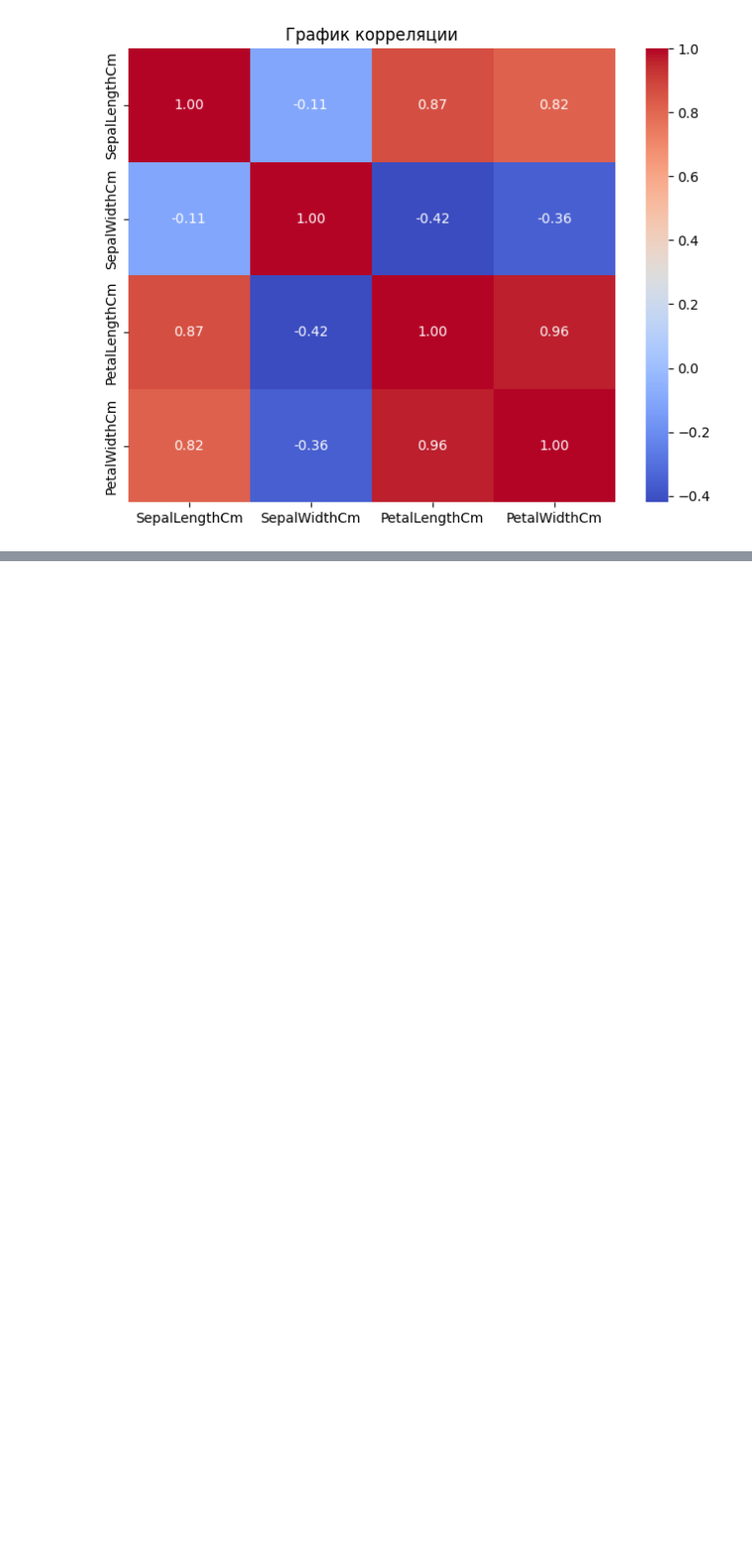
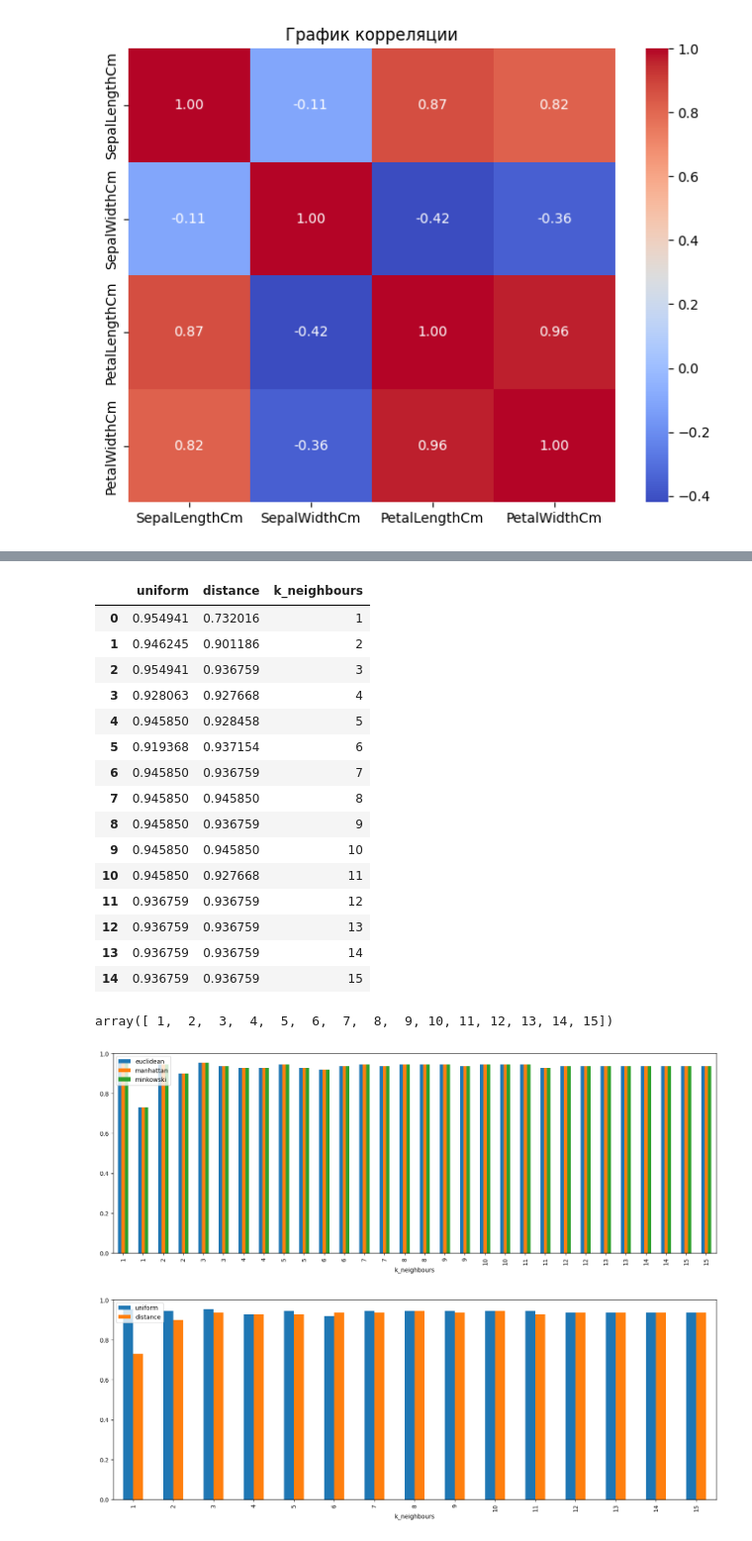
Before and after one commit to Xivalor/ml-course-homeworks, a Jupyter notebook: hw03_KNN/KNN.ipynb, the cells around one changed output, grey strips where cells are left out. Shown at 99% size. Saved outputs shown, nothing was run; the diff lists cells and outputs as text; code cells hidden in the pictures; blank space fills up the shorter version.

```diff
--- a/hw03_KNN/KNN.ipynb
+++ b/hw03_KNN/KNN.ipynb
@@ -252,0 +292,35 @@ KeyboardInterrupt:
+# %%
+df_metrics = df_scores
+df_metrics.columns = metrics
+df_weights = pd.DataFrame(columns=weights)
+for i in range(0, (k - 1) * 2, 2):
+    sub_df = df_scores.iloc[i:i + 2, :3]
+    df_transposed = sub_df.T
+    df_transposed.columns = weights
+    df_weights = pd.concat([df_weights, df_transposed], axis=0, ignore_index=True)
+df_k_neighbours = pd.DataFrame(columns=weights)
+for i in range(0, (k - 1) * 3, 3):
+    sub_df = df_weights.iloc[i:i + 3, :2]
+    mean0 = np.mean(sub_df['uniform'])
+    mean1 = np.mean(sub_df['distance'])
+    df_k_neighbours.loc[len(df_k_neighbours)] = [mean0, mean1]
+df_k_neighbours.columns = weights
+# %%
+k_list = np.array([i for i in range(1, k)])
+
+k_list_metrics = np.repeat(k_list, 2)
+k_list_weights = np.tile(weights, k - 1)
+df_metrics['k_neighbours'] = k_list_metrics
+df_metrics['weights'] = k_list_weights
+df_k_neighbours['k_neighbours'] = k_list
+
+display(df_metrics)
+display(df_weights)
+display(df_k_neighbours)
+display(k_list)
+
+df_metrics.plot(x='k_neighbours', y=metrics, kind='bar', figsize=(18,6))
+plt.show()
+df_k_neighbours.plot(x='k_neighbours', y=weights, kind='bar', figsize=(18,6))
+plt.show()
+# %% [output]
@@ -252,0 +361,19 @@ KeyboardInterrupt:
+|  | uniform | distance | k_neighbours |
+| 0 | 0.954941 | 0.732016 | 1 |
+| 1 | 0.946245 | 0.901186 | 2 |
+| 2 | 0.954941 | 0.936759 | 3 |
+| 3 | 0.928063 | 0.927668 | 4 |
+| 4 | 0.945850 | 0.928458 | 5 |
+| 5 | 0.919368 | 0.937154 | 6 |
+| 6 | 0.945850 | 0.936759 | 7 |
+| 7 | 0.945850 | 0.945850 | 8 |
+| 8 | 0.945850 | 0.936759 | 9 |
+| 9 | 0.945850 | 0.945850 | 10 |
+| 10 | 0.945850 | 0.927668 | 11 |
+| 11 | 0.936759 | 0.936759 | 12 |
+| 12 | 0.936759 | 0.936759 | 13 |
+| 13 | 0.936759 | 0.936759 | 14 |
+| 14 | 0.936759 | 0.936759 | 15 |
+array([ 1,  2,  3,  4,  5,  6,  7,  8,  9, 10, 11, 12, 13, 14, 15])
+[figure, added]
+[figure, added]
```
Also changed, not shown: parts of 11 cells of this notebook.
